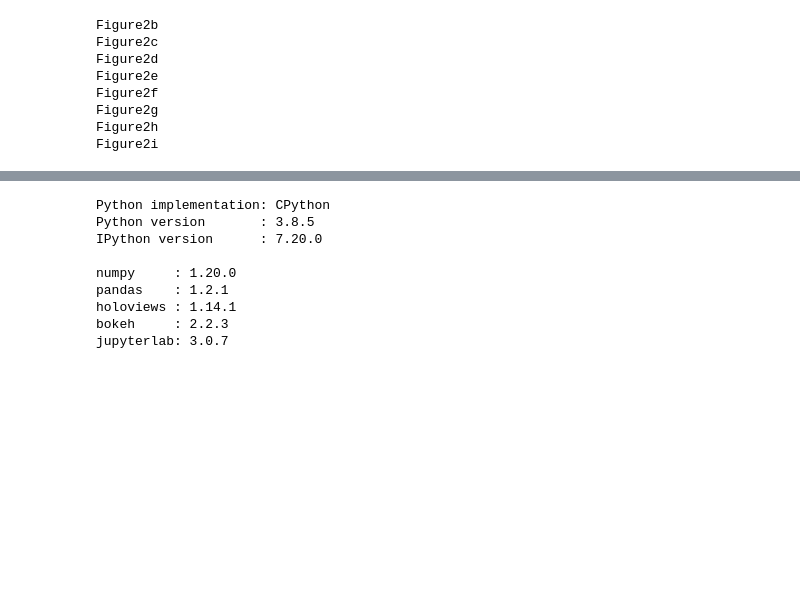
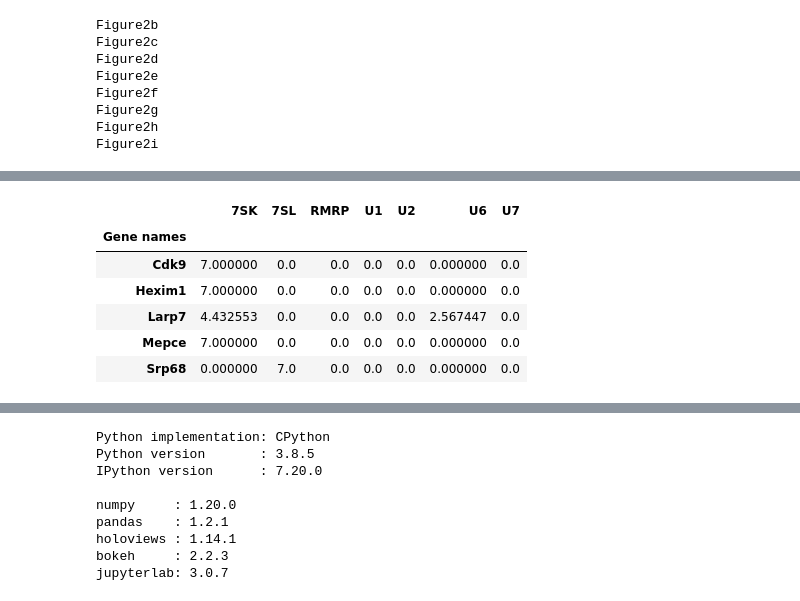
Before and after one commit to dhonson-lncrna/22.05.16_RAPMS2.0-Figures, a Jupyter notebook: Figure2b-i.ipynb, the cells around one changed output, grey strips where cells are left out. Drawn from its saved outputs; the diff is of its cells as text; code cells hidden in the pictures; blank space fills up the shorter version.

```diff
--- a/Figure2b-i.ipynb
+++ b/Figure2b-i.ipynb
@@ -96,9 +98,6 @@ dfdict['7SK']
 | 4 | Cdk9 | 2.070100e+08 | 3.921649 | 7SK |
 # %%
 # Correct a few known issues with adding RNPs
-dfdict['U1'].loc[8,'RNP'] = 'U1' # Snrpd3
-dfdict['U2'].loc[36,'RNP'] = 'U2' # Snrpd3
-dfdict['7SL'].loc[1,'RNP'] = '7SL' # Srp68
 
 # RMRP binds so many proteins that it's easier to just use their common headers
 for i in dfdict['RMRP'].index:
@@ -212,0 +214,21 @@ Figure2i
+# %%
+allrbps = list(itertools.chain.from_iterable(f2mousernps.values()))
+revmousernps = {}
+
+for i in f2mousernps:
+    for p in f2mousernps[i]:
+        revmousernps[p] = i
+# %%
+for i in avgs.index:
+    gene = avgs.loc[i, 'Gene names']
+    if gene in allrbps:
+        avgs.loc[i,'RNP'] = revmousernps[gene]
+    # Fill in some gaps for RMRP
+    elif 'Rpp' in gene:
+        avgs.loc[i,'RNP'] = 'RMRP'
+    elif 'Pop' in gene:
+        avgs.loc[i,'RNP'] = 'RMRP'
+    else:
+        avgs.loc[i,'RNP'] = 'Other'
+
+avgs.head()
@@ -212,0 +242,25 @@ Figure2i
+# %%
+sortrnp = avgs[avgs['RNP'] != 'Other'].copy()
+sortrnp = sortrnp[sortrnp['RNP'] != 'XIST']
+sortrnp.sort_values('Gene names',inplace=True)
+sortrnp.sort_values('RNP',inplace=True)
+sortrnp.set_index('Gene names',inplace=True)
+sortrnp.drop(['Intensity XIST','RNP'],axis=1,inplace=True)
+
+sortrnp.columns = [i.split(' ')[1] for i in sortrnp.columns]
+
+for i in sortrnp.index:
+    sortrnp.loc[i,:] = sortrnp.loc[i,:] / np.mean(sortrnp.loc[i,:])
+
+#for i in sortrnp.columns:
+#    sortrnp[i] = np.log10(sortrnp[i] + 1)
+
+sortrnp.head()
+# %% [output]
+|  | 7SK | 7SL | RMRP | U1 | U2 | U6 | U7 |
+| Gene names |  |  |  |  |  |  |  |
+| Cdk9 | 7.000000 | 0.0 | 0.0 | 0.0 | 0.0 | 0.000000 | 0.0 |
+| Hexim1 | 7.000000 | 0.0 | 0.0 | 0.0 | 0.0 | 0.000000 | 0.0 |
+| Larp7 | 4.432553 | 0.0 | 0.0 | 0.0 | 0.0 | 2.567447 | 0.0 |
+| Mepce | 7.000000 | 0.0 | 0.0 | 0.0 | 0.0 | 0.000000 | 0.0 |
+| Srp68 | 0.000000 | 7.0 | 0.0 | 0.0 | 0.0 | 0.000000 | 0.0 |
```
Also changed, not shown: parts of 4 cells of this notebook, 3 other files.
